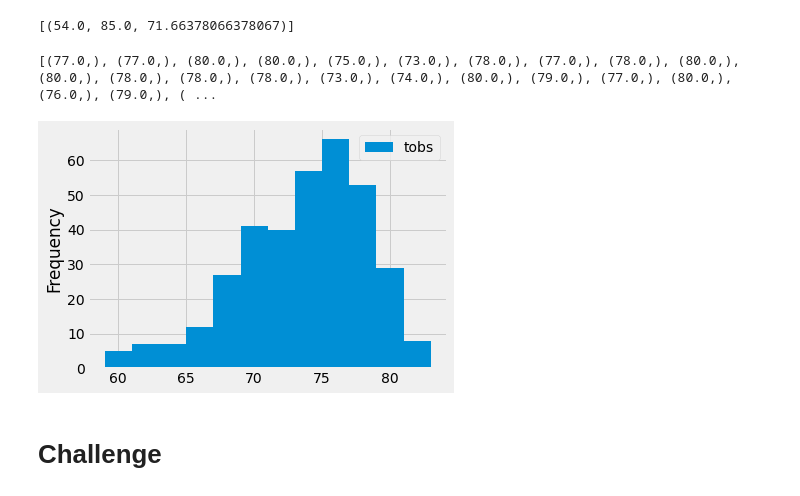
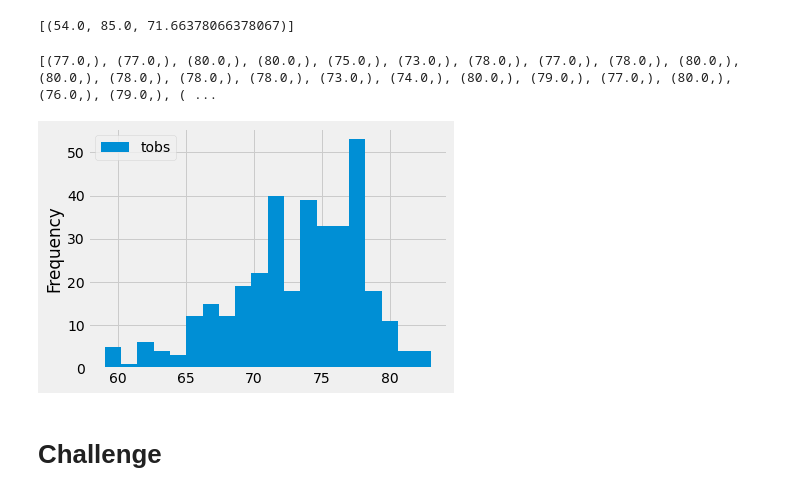
Before and after one commit to johnl9152/surfs_up, a Jupyter notebook: climate_analysis.ipynb, the cells around one changed output. Saved outputs shown, nothing was run; the diff lists cells and outputs as text; code cells hidden in the pictures.

```diff
--- a/climate_analysis.ipynb
+++ b/climate_analysis.ipynb
@@ -131,20 +131,20 @@ filter(Measurement.station == 'USC00519281').all()
 # %%
 # Choose the station with the highest number of temperature observations.
 # Query the last 12 months of temperature observation data for this station and plot the results as a histogram
 results = session.query(Measurement.tobs).\
 filter(Measurement.station == 'USC00519281').\
 filter(Measurement.date >= prev_year).all()
 print(results)
 
 # create a dataframe
 df = pd.DataFrame(results, columns=['tobs'])
 
 # create histogram from the df above
-df.plot.hist(bins=12)
+df.plot.hist(bins=20)
 plt.tight_layout()
 # %% [output]
 [(77.0,), (77.0,), (80.0,), (80.0,), (75.0,), (73.0,), (78.0,), (77.0,), (78.0,), (80.0,), (80.0,), (78.0,), (78.0,), (78.0,), (73.0,), (74.0,), (80.0,), (79.0,), (77.0,), (80.0,), (76.0,), (79.0,), ( ...
-[figure, old version]
+[figure, new version]
 # %%
 # Write a function called `calc_temps` that will accept start date and end date in the format '%Y-%m-%d'
 # and return the minimum, average, and maximum temperatures for that range of dates
```
Also changed, not shown: 2 other files.
